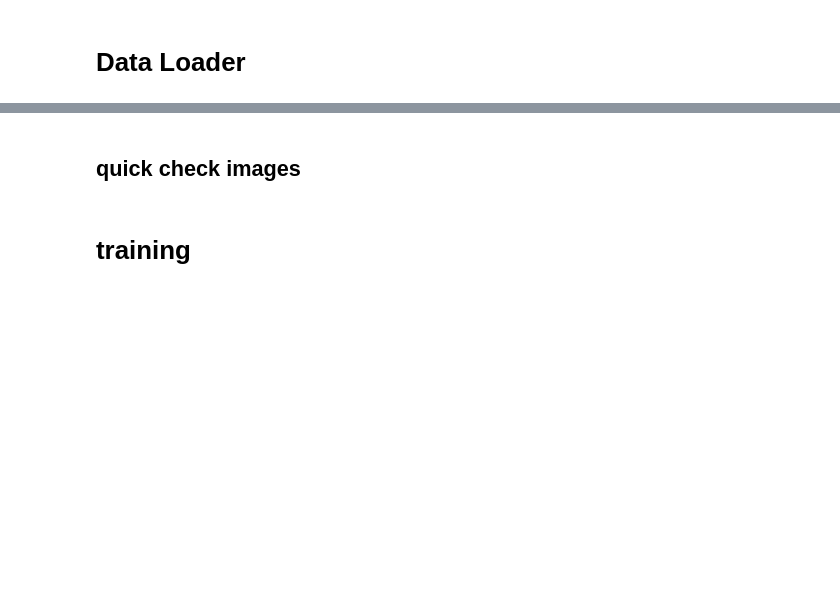
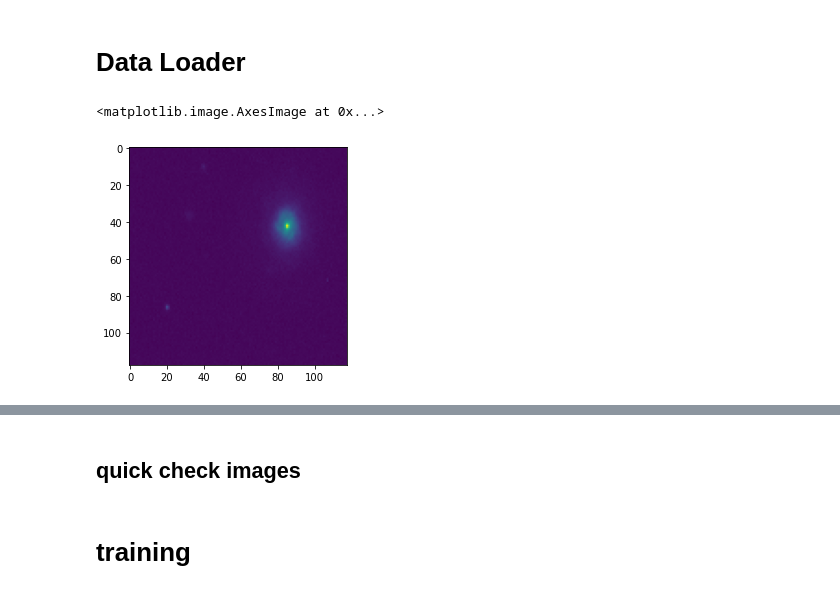
Before and after one commit to Hoseung/ATM, a Jupyter notebook: notebooks/ATM_SimCLR.ipynb, the cells around one changed output, grey strips where cells are left out. Cells and saved outputs as stored; diff of their text form; code cells hidden in the pictures; blank space fills up the shorter version.

```diff
--- a/notebooks/ATM_SimCLR.ipynb
+++ b/notebooks/ATM_SimCLR.ipynb
@@ -139,3 +164,8 @@ cat_data = load_Nair('../../bf_data/Nair_and_Abraham_2010/catalog/table2.dat')
 # pd dataframe
 
 cat = cat_data[cat_data['ID'].isin(good_gids)]
+# %%
+plt.imshow(image)
+# %% [output]
+<matplotlib.image.AxesImage at 0x...>
+[figure, added]
```
Also changed, not shown: parts of 10 cells of this notebook.
